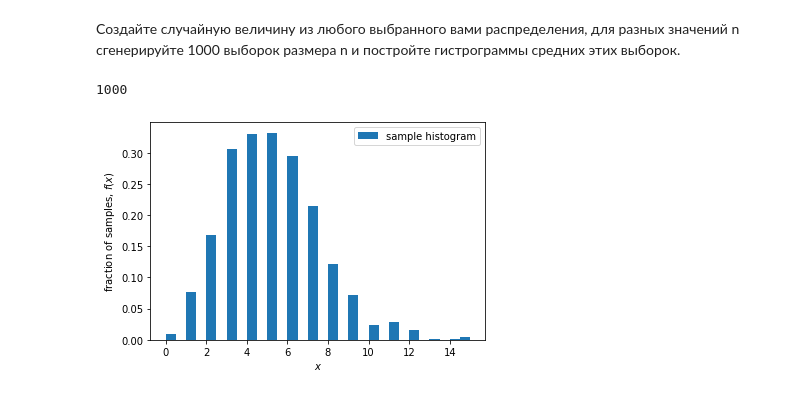
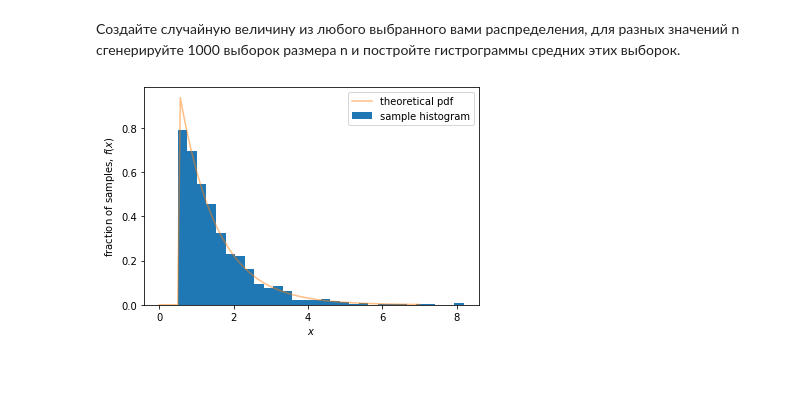
Before and after one commit to Natalya7oct/Feature-selection, a Jupyter notebook: HW_MDS_09.ipynb, the cells around one changed output. Drawn from its saved outputs; the diff is of its cells as text; code cells hidden in the pictures.

```diff
--- a/HW_MDS_09.ipynb
+++ b/HW_MDS_09.ipynb
@@ -15,21 +15,17 @@ import scipy.stats as sts
 # %% [markdown]
 Создайте случайную величину из любого выбранного вами распределения, для разных значений n сгенерируйте 1000 выборок размера n и постройте гистрограммы средних этих выборок.
 # %%
-rv = sts.poisson(5)
-sample = rv.rvs(size=1000)
+rv = sts.expon(0.5) # распределение выбираем экспоненциальное
+sample = rv.rvs(size=1000) # создаем выборку размером 1000
-# %%
-len(sample)
-# %% [output]
-1000
 # %%
-x = np.linspace(0,2,100)
-#pdf = rv.pdf(x) - не работает почему-то
-plt.hist(sample, density=True, bins=30, label='sample histogram')
-#plt.plot(x, pdf, label='theoretical pdf', alpha=0.5)
+x = np.linspace(0,7,100) # создаем массив X
+pdf = rv.pdf(x) # плотность распределения по точкам из X
+plt.hist(sample, density=True, bins=30, label='sample histogram') # плотность распределения sample
+plt.plot(x, pdf, label='theoretical pdf', alpha=0.5) # плотность распределения по точкам
 plt.legend()
 plt.ylabel('fraction of samples, $f(x)$')
 plt.xlabel('$x$')
 plt.show()
 # %% [output]
-[figure, old version]
+[figure, new version]
 # %%
```
Also changed, not shown: parts of 4 cells of this notebook.
